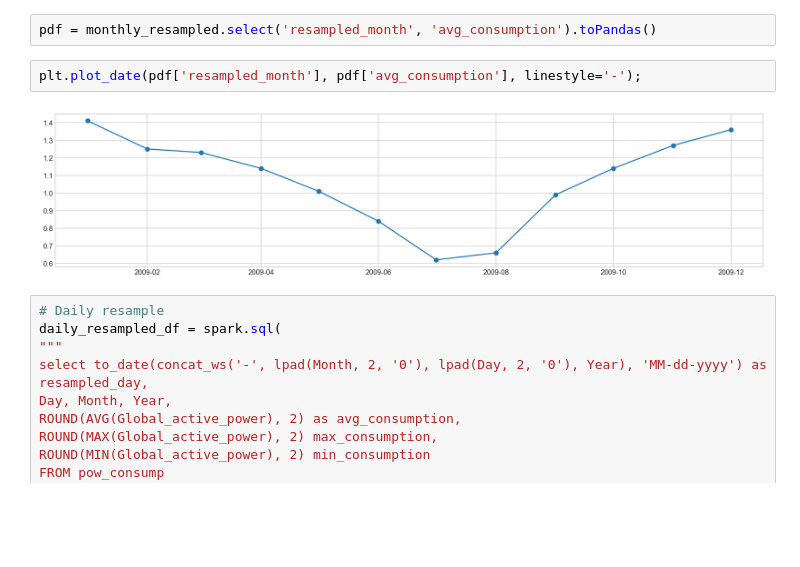
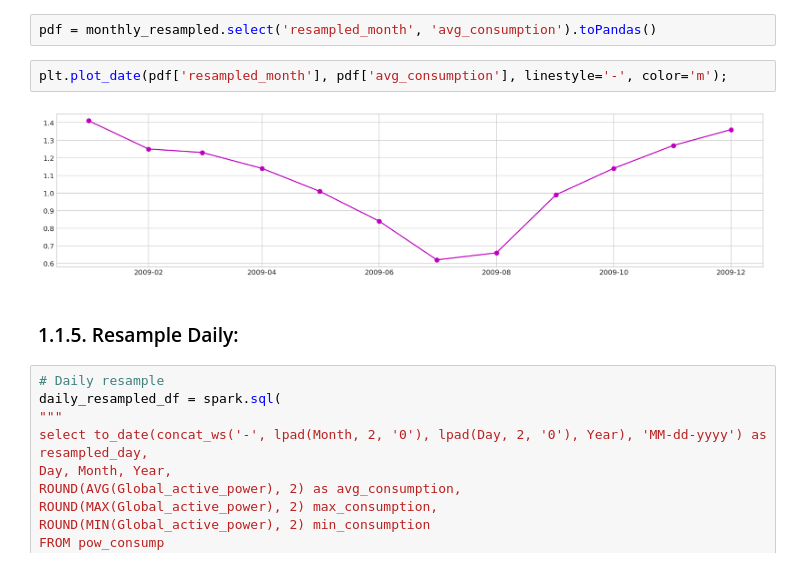
Before and after one commit to anindya-saha/Data-Science-with-Spark, a Jupyter notebook: working-with-time-series/time-series-analysis.ipynb, the cells around one changed output. Saved outputs shown, nothing was run; the diff lists cells and outputs as text; blank space fills up the shorter version.

```diff
--- a/working-with-time-series/time-series-analysis.ipynb
+++ b/working-with-time-series/time-series-analysis.ipynb
@@ -267,9 +291,11 @@ monthly_resampled.show(12)
 # %%
 pdf = monthly_resampled.select('resampled_month', 'avg_consumption').toPandas()
 # %%
-plt.plot_date(pdf['resampled_month'], pdf['avg_consumption'], linestyle='-');
+plt.plot_date(pdf['resampled_month'], pdf['avg_consumption'], linestyle='-', color='m');
 # %% [output]
-[figure, old version]
+[figure, new version]
+# %% [markdown]
+### 1.1.5. Resample Daily:
 # %%
 # Daily resample
 daily_resampled_df = spark.sql(
```
Also changed, not shown: parts of 40 cells of this notebook.
